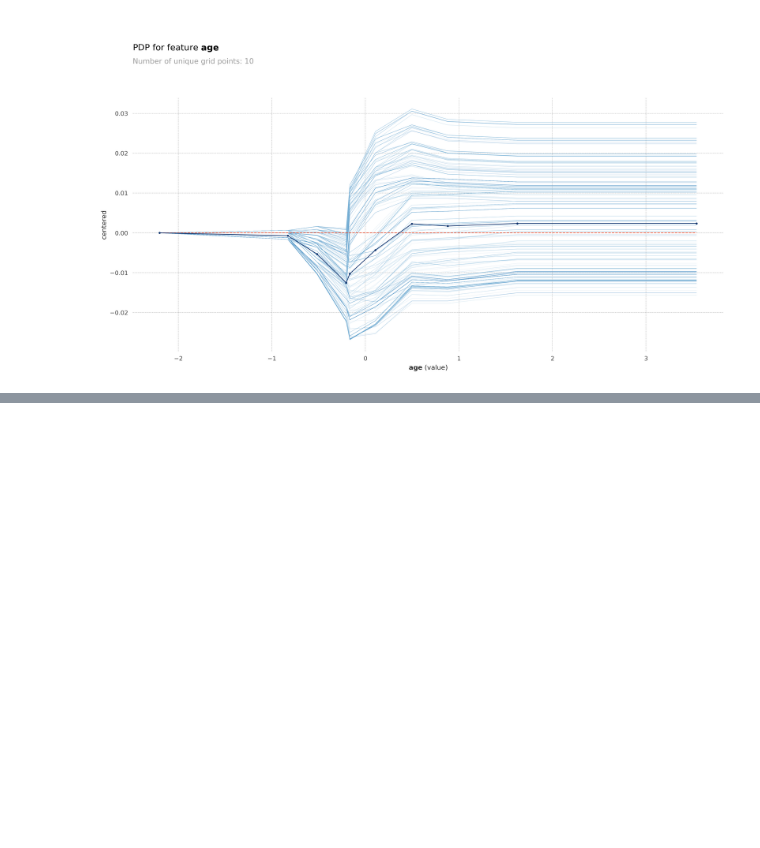
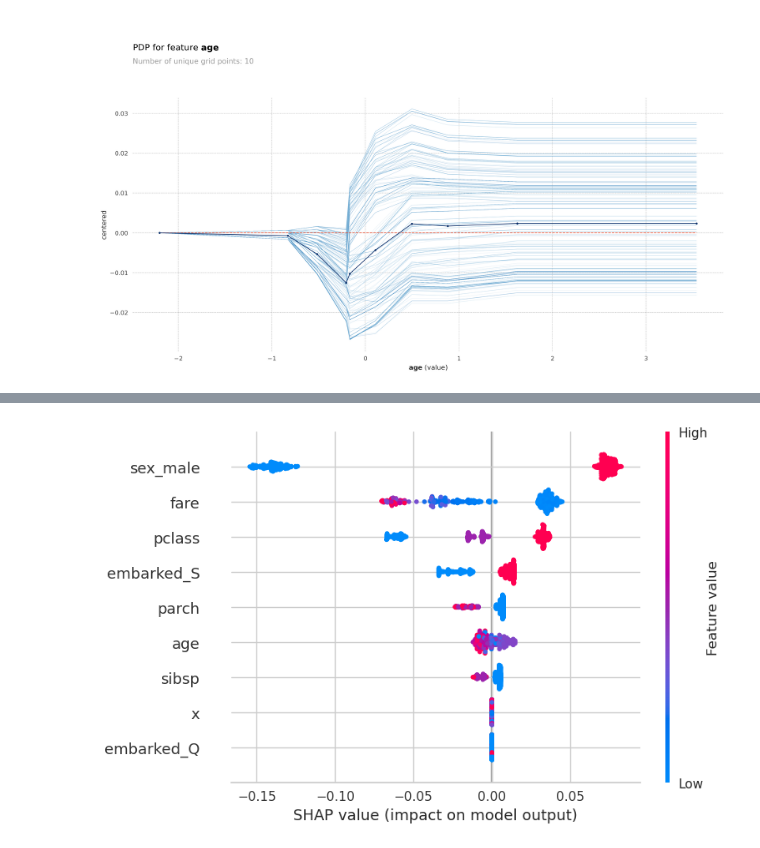
Before and after one commit to pcmoraesmenezes/Inteligencia-Artificial, a Jupyter notebook: Livros/Machine Learning - Guia de Referência Rápida/codigos/capitulo13.ipynb, the cells around one changed output, grey strips where cells are left out. Cells and saved outputs as stored; diff of their text form; code cells hidden in the pictures; blank space fills up the shorter version.

```diff
--- a/Livros/Machine Learning - Guia de Referência Rápida/codigos/capitulo13.ipynb
+++ b/Livros/Machine Learning - Guia de Referência Rápida/codigos/capitulo13.ipynb
@@ -203,0 +270,7 @@ findfont: Font family 'Arial' not found.
+# %%
+fig, ax = plt.subplots(figsize=(12, 8))
+shap.summary_plot(
+    shap_vals[0], X_test
+)
+# %% [output]
+[figure, added]
```
Also changed, not shown: parts of 12 cells of this notebook.
